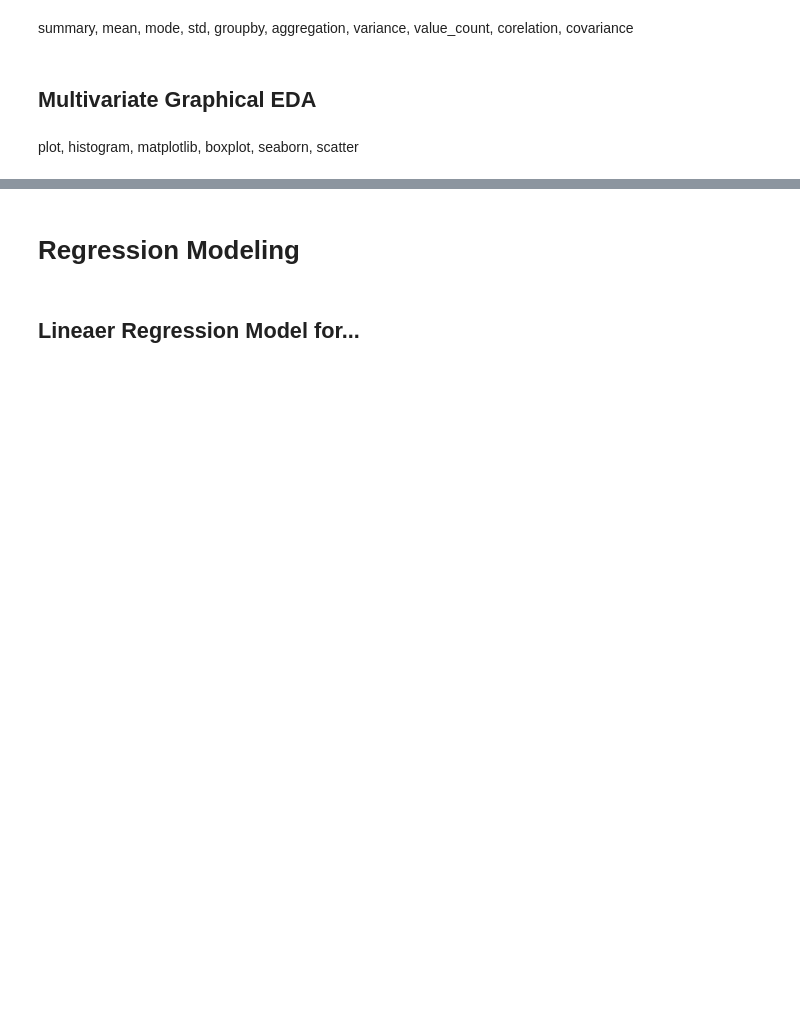
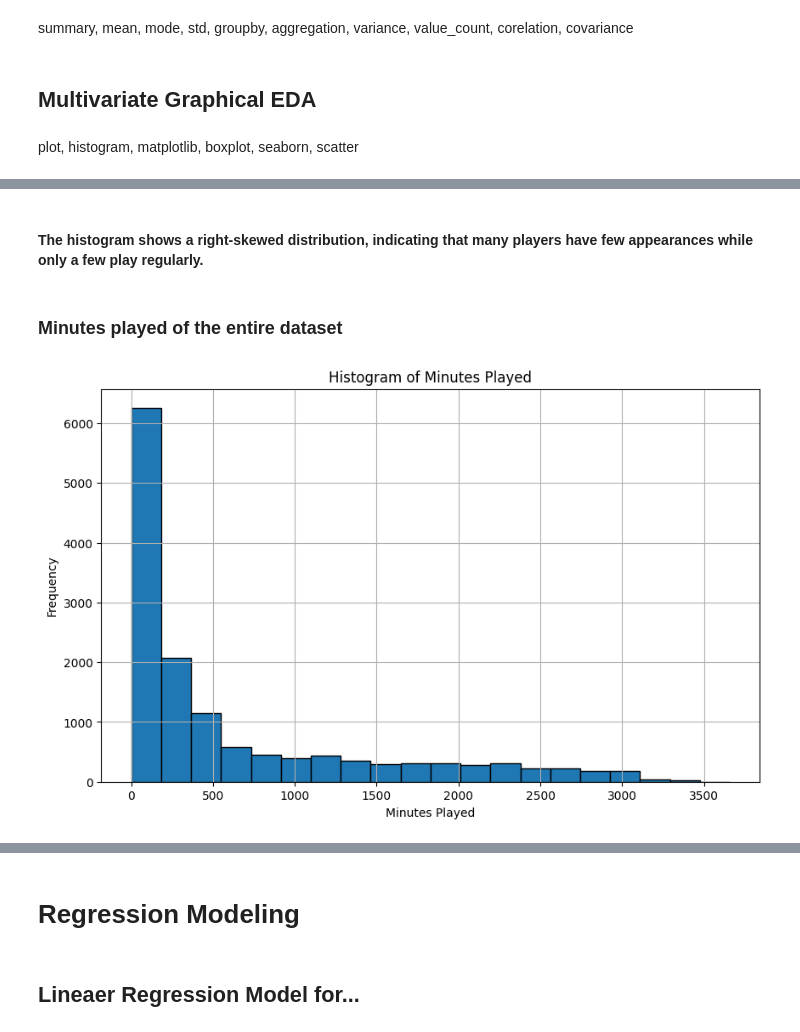
Before and after one commit to loretyan/ProjectDataAnalytics, a Jupyter notebook: Bundesliga.ipynb, the cells around one changed output, grey strips where cells are left out. Cells and saved outputs as stored; diff of their text form; code cells hidden in the pictures; blank space fills up the shorter version.

```diff
--- a/Bundesliga.ipynb
+++ b/Bundesliga.ipynb
@@ -349,0 +364,14 @@ plot, histogram, matplotlib, boxplot, seaborn, scatter
+# %% [markdown]
+#### The histogram shows a right-skewed distribution, indicating that many players have few appearances while only a few play regularly.
+# %% [markdown]
+### Minutes played of the entire dataset
+# %%
+plt.figure(figsize=(10, 6))
+plt.hist(df_seasons['Eingesetzte Minuten'].dropna(), bins=20, edgecolor='black')
+plt.title('Histogram of Minutes Played')
+plt.xlabel('Minutes Played')
+plt.ylabel('Frequency')
+plt.grid(True)
+plt.show()
+# %% [output]
+[figure, added]
```
Also changed, not shown: parts of 21 cells of this notebook.
